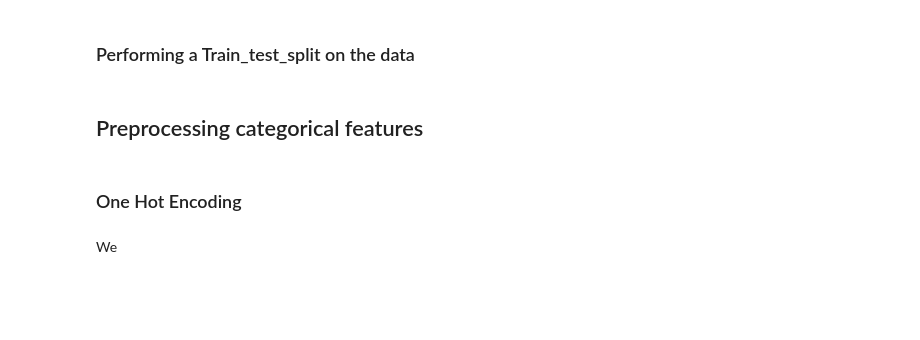
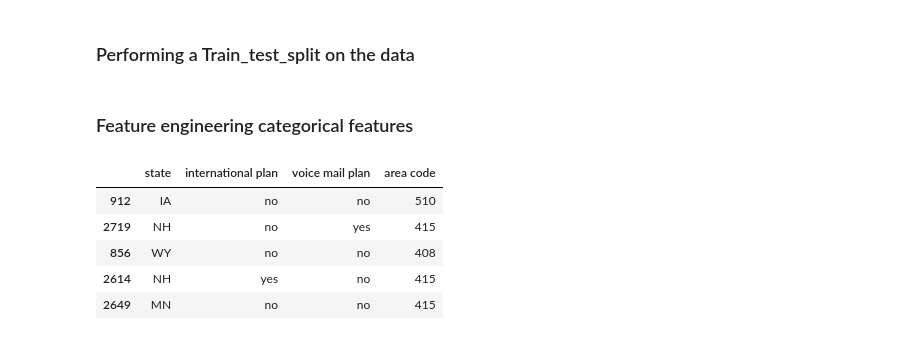
Before and after one commit to AgathaNyambati/SyriaTel-Customer-Churn, a Jupyter notebook: churn.ipynb, the cells around one changed output. Saved outputs shown, nothing was run; the diff lists cells and outputs as text; code cells hidden in the pictures; blank space fills up the shorter version.

```diff
--- a/churn.ipynb
+++ b/churn.ipynb
@@ -410,11 +420,7 @@ y = df['churn']
 # Split the data into training and testing sets
 X_train, X_test, y_train, y_test = train_test_split(X, y, test_size=0.2, random_state=42)
 # %% [markdown]
-## Preprocessing  categorical features
+### Feature engineering categorical features
 # %%
-#selecting all Categorical variables
-categorical_features = ['state', 'international plan', 'voice mail plan', 'area code']
+#selecting all Categorical features
+categorical = ['state', 'international plan', 'voice mail plan', 'area code']
-# %% [markdown]
-### One Hot Encoding
-# %% [markdown]
-We
@@ -423,0 +427,10 @@ ohe = OneHotEncoder(handle_unknown="ignore", sparse_output=False)
+# %%
+# prefewing all Categorical features
+X_train[categorical].head()
+# %% [output]
+|  | state | international plan | voice mail plan | area code |
+| 912 | IA | no | no | 510 |
+| 2719 | NH | no | yes | 415 |
+| 856 | WY | no | no | 408 |
+| 2614 | NH | yes | no | 415 |
+| 2649 | MN | no | no | 415 |
```
Also changed, not shown: parts of 7 cells of this notebook.
